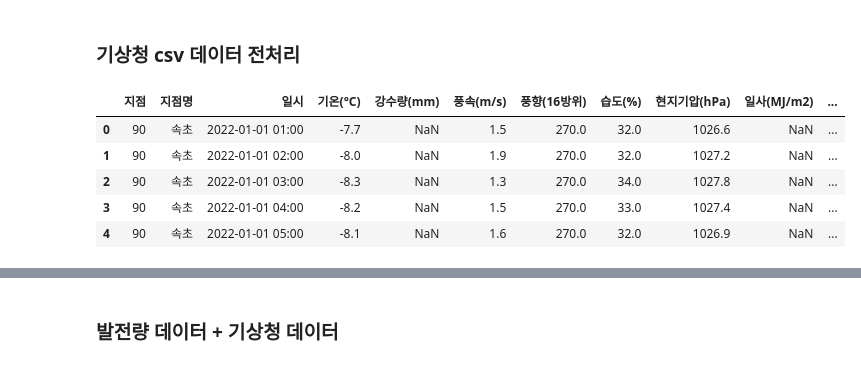
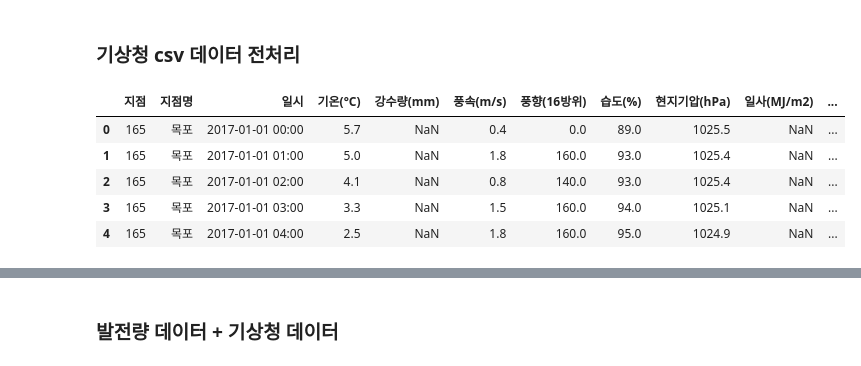
Before and after one commit to seoyoung7879/predict_energy, a Jupyter notebook: 경국/기상청/add_weather_solar2.ipynb, the cells around one changed output, grey strips where cells are left out. Saved outputs shown, nothing was run; the diff lists cells and outputs as text; code cells hidden in the pictures.

```diff
--- a/경국/기상청/add_weather_solar2.ipynb
+++ b/경국/기상청/add_weather_solar2.ipynb
@@ -453,15 +483,15 @@ pivot_df.head(5)
 # %% [markdown]
 ### 기상청 csv 데이터 전처리
 # %%
-df_weather = pd.read_csv('weather_merged_final.csv')
+df_weather = pd.read_csv('weather_merged_solar_2017-2023.csv')
 df_weather.head(5)
 # %% [output]
 |  | 지점 | 지점명 | 일시 | 기온(°C) | 강수량(mm) | 풍속(m/s) | 풍향(16방위) | 습도(%) | 현지기압(hPa) | 일사(MJ/m2) | ... |
-| 0 | 90 | 속초 | 2022-01-01 01:00 | -7.7 | NaN | 1.5 | 270.0 | 32.0 | 1026.6 | NaN | ... |
-| 1 | 90 | 속초 | 2022-01-01 02:00 | -8.0 | NaN | 1.9 | 270.0 | 32.0 | 1027.2 | NaN | ... |
-| 2 | 90 | 속초 | 2022-01-01 03:00 | -8.3 | NaN | 1.3 | 270.0 | 34.0 | 1027.8 | NaN | ... |
-| 3 | 90 | 속초 | 2022-01-01 04:00 | -8.2 | NaN | 1.5 | 270.0 | 33.0 | 1027.4 | NaN | ... |
-| 4 | 90 | 속초 | 2022-01-01 05:00 | -8.1 | NaN | 1.6 | 270.0 | 32.0 | 1026.9 | NaN | ... |
+| 0 | 165 | 목포 | 2017-01-01 00:00 | 5.7 | NaN | 0.4 | 0.0 | 89.0 | 1025.5 | NaN | ... |
+| 1 | 165 | 목포 | 2017-01-01 01:00 | 5.0 | NaN | 1.8 | 160.0 | 93.0 | 1025.4 | NaN | ... |
+| 2 | 165 | 목포 | 2017-01-01 02:00 | 4.1 | NaN | 0.8 | 140.0 | 93.0 | 1025.4 | NaN | ... |
+| 3 | 165 | 목포 | 2017-01-01 03:00 | 3.3 | NaN | 1.5 | 160.0 | 94.0 | 1025.1 | NaN | ... |
+| 4 | 165 | 목포 | 2017-01-01 04:00 | 2.5 | NaN | 1.8 | 160.0 | 95.0 | 1024.9 | NaN | ... |
 # %%
 # 제거할 컬럼 리스트
 drop_columns = ['지점', '현지기압(hPa)'] #'일사(MJ/m2)'
```
Also changed, not shown: parts of 14 cells of this notebook, 6 other files.
